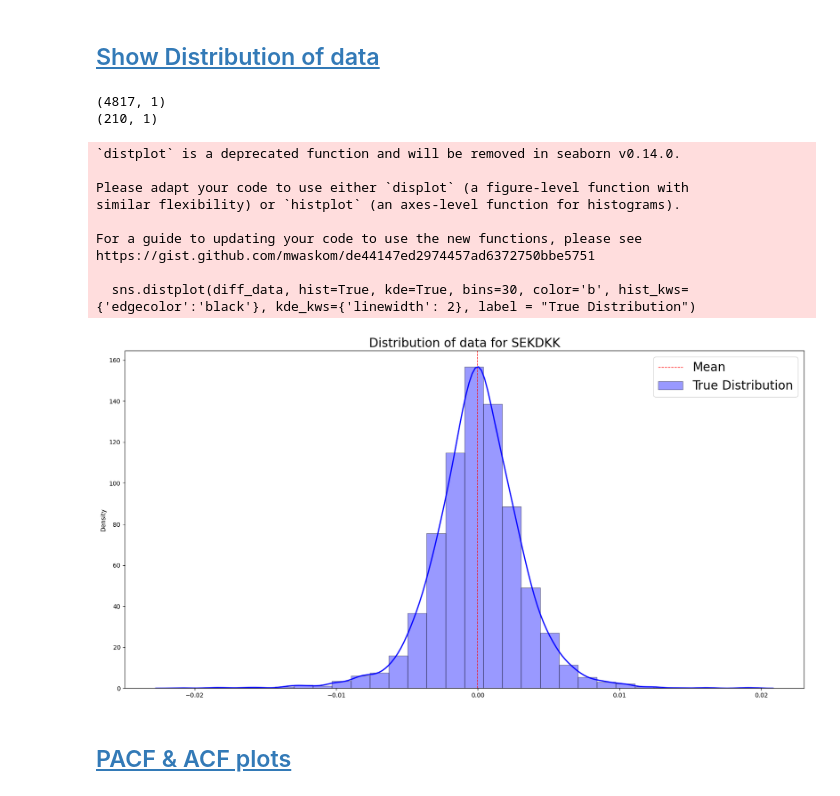
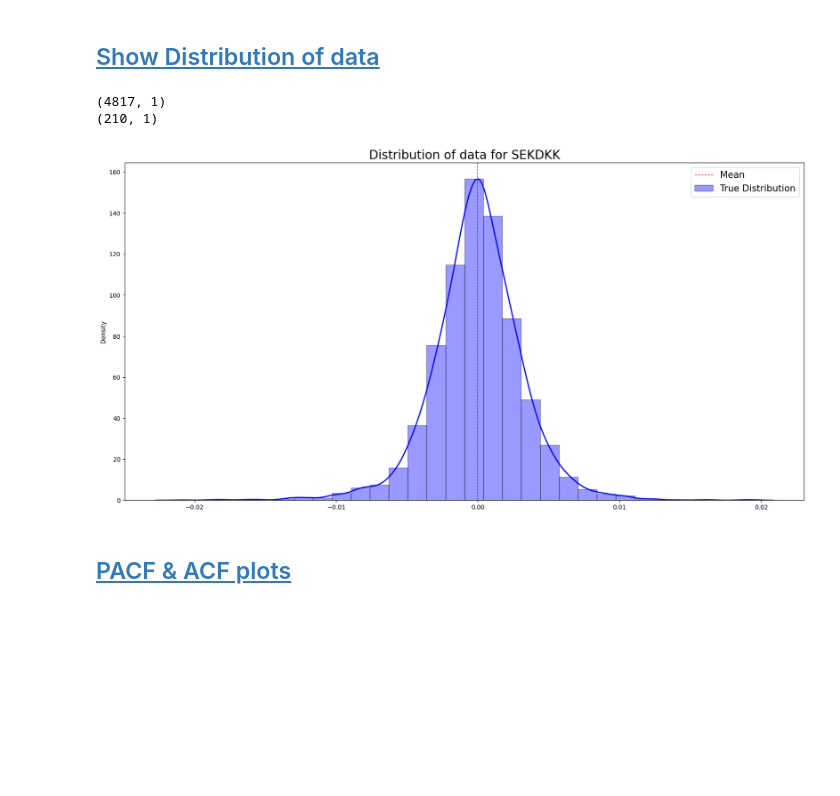
Before and after one commit to valdemarthebull/LSTM-Model-for-Exchange-Rate-Prediction, a Jupyter notebook: Model – BA/ARIMA MODEL TRUE.ipynb, the cells around one changed output. Drawn from its saved outputs; the diff is of its cells as text; code cells hidden in the pictures; blank space fills up the shorter version.

```diff
--- a/Model – BA/ARIMA MODEL TRUE.ipynb
+++ b/Model – BA/ARIMA MODEL TRUE.ipynb
@@ -185,0 +136,2 @@ with open(f"ARIMA {column}_outliers.tex", "w") as f:
+# %%
+diff_data = ar.diff_outliers(data, "SEKDKK")
@@ -218,48 +167,21 @@ The series is stationary
 # %% [markdown]
 ## <a id='toc1_6_'></a>[Show Distribution of data](#toc0_)
-# %%
-## Split into train and test
-data_train = diff_data[:-210]
-data_test = diff_data[-210:]
-
-print(data_train.shape)
-print(data_test.shape)
-
-mean = diff_data.mean()
-mean = float(mean)
-
-# Plot distribution of data
-plt.figure(figsize=(20,10))
-plt.title(f"Distribution of data for {column}", size = 20)
-
-## add a vertical line at the mean
-plt.axvline(mean, color='r', linestyle='dashed', linewidth=1, label = "Mean")
-
-## add legend to plot
-
-
-## add true bell curve to the plot
-sns.distplot(diff_data, hist=True, kde=True, bins=30, color='b', hist_kws={'edgecolor':'black'}, kde_kws={'linewidth': 2}, label = "True Distribution")
-
-plt.legend(fontsize = 20)
-
-## Save fig to path
-plt.savefig(f"ARIMA {column}_distribution.png")
-
-plt.show()
-# %% [output]
-(4817, 1)
-(210, 1)
-`distplot` is a deprecated function and will be removed in seaborn v0.14.0.
-
-Please adapt your code to use either `displot` (a figure-level function with
-similar flexibility) or `histplot` (an axes-level function for histograms).
-
-For a guide to updating your code to use the new functions, please see
-https://gist.github.com/mwaskom/de44147ed2974457ad6372750bbe5751
-
-  sns.distplot(diff_data, hist=True, kde=True, bins=30, color='b', hist_kws={'edgecolor':'black'}, kde_kws={'linewidth': 2}, label = "True Distribution")
-[figure, removed]
+# %%
+## Split into train and test
+data_train = diff_data[:-210]
+data_test = diff_data[-210:]
+
+print(data_train.shape)
+print(data_test.shape)
+
+#ignore warnings
+warnings.filterwarnings("ignore")
+
+ar.distribution(diff_data, "SEKDKK")
+# %% [output]
+(4817, 1)
+(210, 1)
+[figure, added]
 # %% [markdown]
 ## <a id='toc1_7_'></a>[PACF & ACF plots](#toc0_)
 # %%
```
Also changed, not shown: parts of 13 cells of this notebook, 6 other files.
